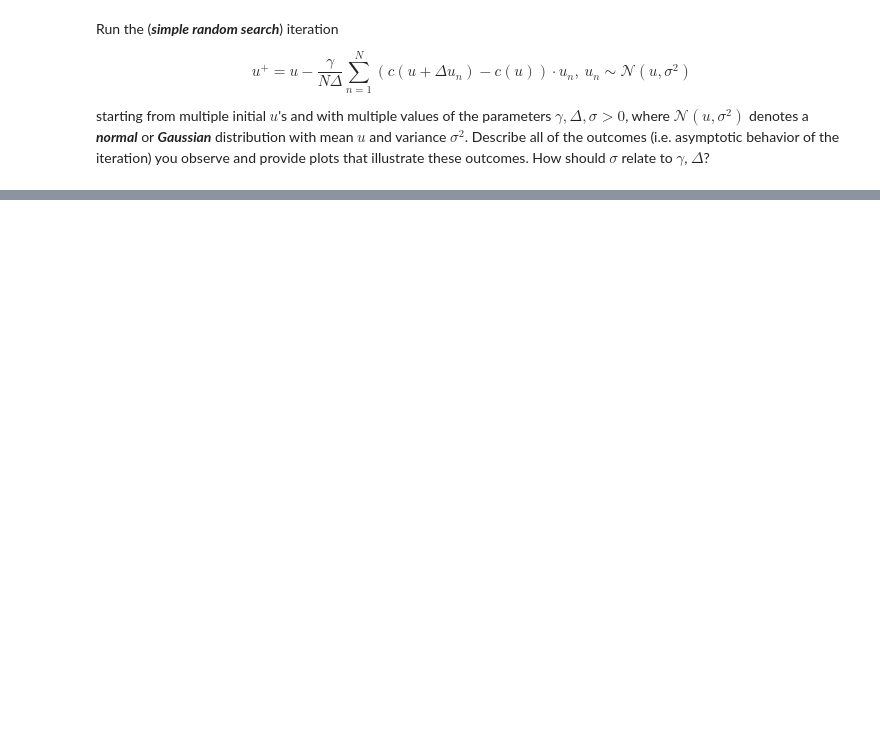
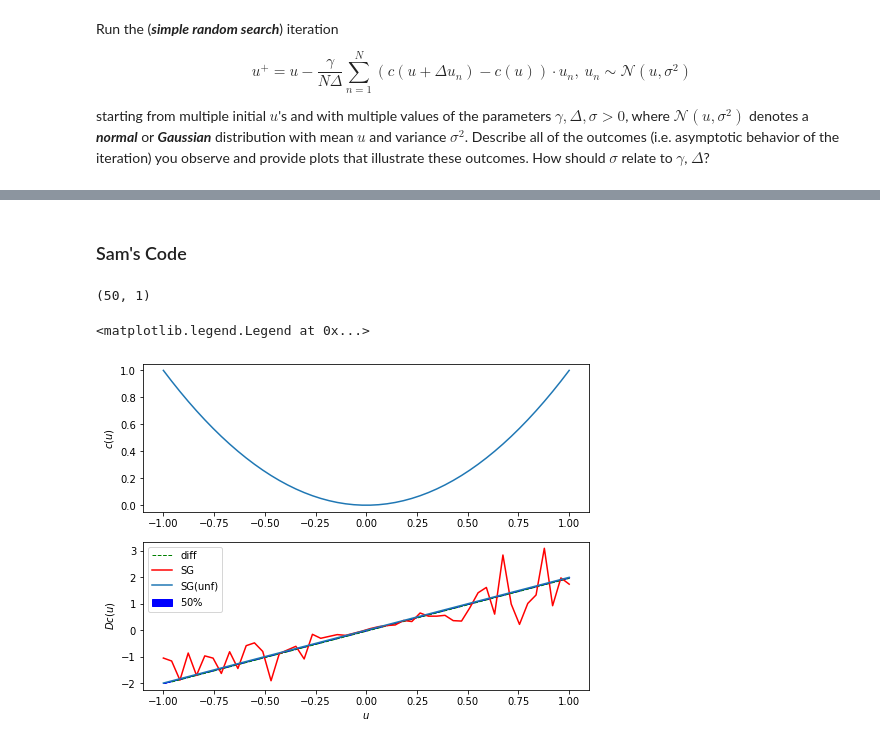
Before and after one commit to mmadduri/BMI_Model, a Jupyter notebook: SimpleRandomSearch.ipynb, the cells around one changed output, grey strips where cells are left out. Drawn from its saved outputs; the diff is of its cells as text; code cells hidden in the pictures; blank space fills up the shorter version.

```diff
--- a/SimpleRandomSearch.ipynb
+++ b/SimpleRandomSearch.ipynb
@@ -160,0 +83,2 @@ for exp in range(len(r_list)):
+# %% [markdown]
+### Sam's Code
@@ -160,0 +168,43 @@ for exp in range(len(r_list)):
+# %%
+N = 10 # number of samples to draw from
+D = 1e-1 # distribution (sigma)
+
+if 1:
+  xlim = (-1,+1)
+  c = lambda u : u**2 #+ np.random.randn(*u.shape)/10
+else:
+  c = lambda u : u**6/6-7*u**5/5+17*u**4/4-17*u**3/3+3*u**2
+  xlim = (-.2,3.2)
+
+U = np.linspace(*xlim)[:,np.newaxis] # default is to find 50 equally spaces bins in xlim
+print(np.shape(U))
+cU = c(U)
+DcU = np.diff(cU.flatten()) / np.diff(U.flatten())
+Dc = np.asarray([sg(c,u,N,D) for u in U]) #Dc = 50 x 100 x 1 = size(U) x N distribution x 1
+Dc_unf = np.asarray([sg_unf(c,u,N,D) for u in U])
+
+plt.figure(figsize=(8,6))
+ax = plt.subplot(2,1,1)
+ax.plot(U,cU)
+ax.set_ylabel(r'$c(u)$')
+ax = plt.subplot(2,1,2)
+ax.plot(U[1:],DcU,'g--',lw=1,label='diff')
+ax.plot(U,Dc.mean(axis=1),'r',label='SG')
+ax.plot(U,Dc_unf.mean(axis=1),label='SG(unf)')
+
+# ax.fill_between(U.flatten(),
+#                 np.percentile(Dc,75,axis=1).flatten(),
+#                 np.percentile(Dc,25,axis=1).flatten(),
+#                 color='gray',label=r'$50\%$')
+
+ax.fill_between(U.flatten(),
+                np.percentile(Dc_unf,75,axis=1).flatten(),
+                np.percentile(Dc_unf,25,axis=1).flatten(),
+                color='blue',label=r'$50\%$')
+ax.set_xlabel(r'$u$')
+ax.set_ylabel(r'$Dc(u)$')
+ax.legend()
+# %% [output]
+(50, 1)
+<matplotlib.legend.Legend at 0x...>
+[figure, added]
```
Also changed, not shown: parts of 9 cells of this notebook, 1 other file.
